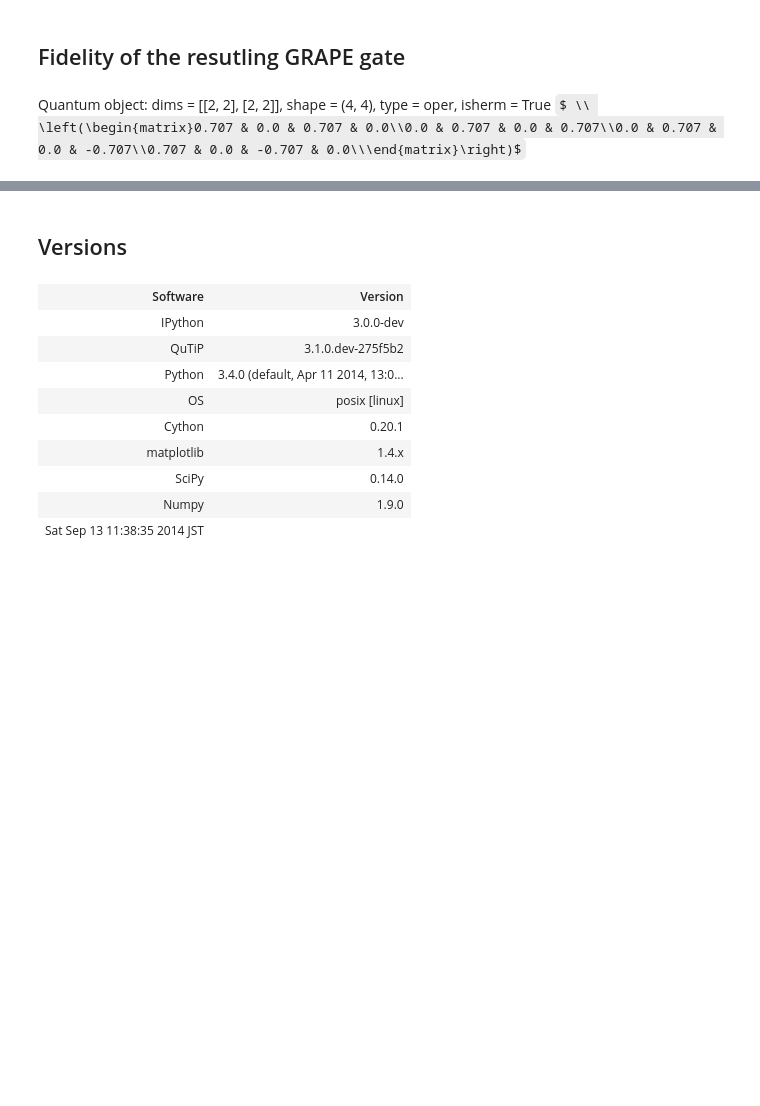
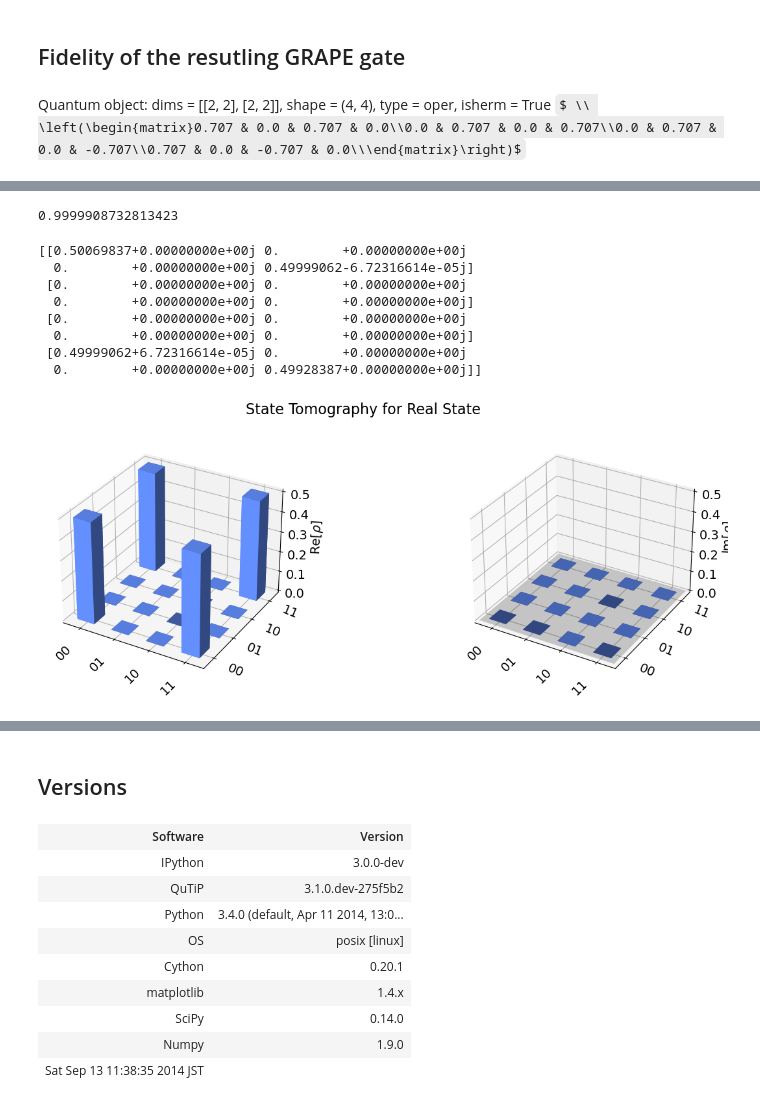
Before and after one commit to ranandwade/Spring2023_Capstone_Group_6, a Jupyter notebook: control-grape-bell_ECA1.ipynb, the cells around one changed output, grey strips where cells are left out. Drawn from its saved outputs; the diff is of its cells as text; code cells hidden in the pictures; some formulas as TeX source; blank space fills up the shorter version.

```diff
--- a/control-grape-bell_ECA1.ipynb
+++ b/control-grape-bell_ECA1.ipynb
@@ -156,0 +138,5 @@ fig = qpt_plot_combined(chi, op_label, fig=fig, threshold=0.001)
+# %%
+#specify initial state to apply operator to for tomography
+
+initialstate=tensor(basis(2, 0), basis(2, 1)) #initial state
+initialstate
@@ -156,0 +145,8 @@ fig = qpt_plot_combined(chi, op_label, fig=fig, threshold=0.001)
+# %%
+idealfinalstate=U*initialstate
+finalstate=result.U_f*initialstate
+# %%
+idealdensitymatrix=(idealfinalstate * idealfinalstate.dag())#ideal density matrix
+densitymatrix=(finalstate * finalstate.dag())# real density matrix
+print (idealdensitymatrix)
+print (densitymatrix)
@@ -156,0 +170,20 @@ fig = qpt_plot_combined(chi, op_label, fig=fig, threshold=0.001)
+# %%
+#printing fidelity
+fidelity(idealdensitymatrix,densitymatrix)
+# %% [output]
+0.9999908732813423
+# %%
+#plotting cityscape for real density matrix
+dm=np.array(densitymatrix)
+print (dm)
+plot_state_city(dm, title='State Tomography for Real State')
+# %% [output]
+[[0.50069837+0.00000000e+00j 0.        +0.00000000e+00j
+  0.        +0.00000000e+00j 0.49999062-6.72316614e-05j]
+ [0.        +0.00000000e+00j 0.        +0.00000000e+00j
+  0.        +0.00000000e+00j 0.        +0.00000000e+00j]
+ [0.        +0.00000000e+00j 0.        +0.00000000e+00j
+  0.        +0.00000000e+00j 0.        +0.00000000e+00j]
+ [0.49999062+6.72316614e-05j 0.        +0.00000000e+00j
+  0.        +0.00000000e+00j 0.49928387+0.00000000e+00j]]
+[figure, added]
```
Also changed, not shown: parts of 15 cells of this notebook.
